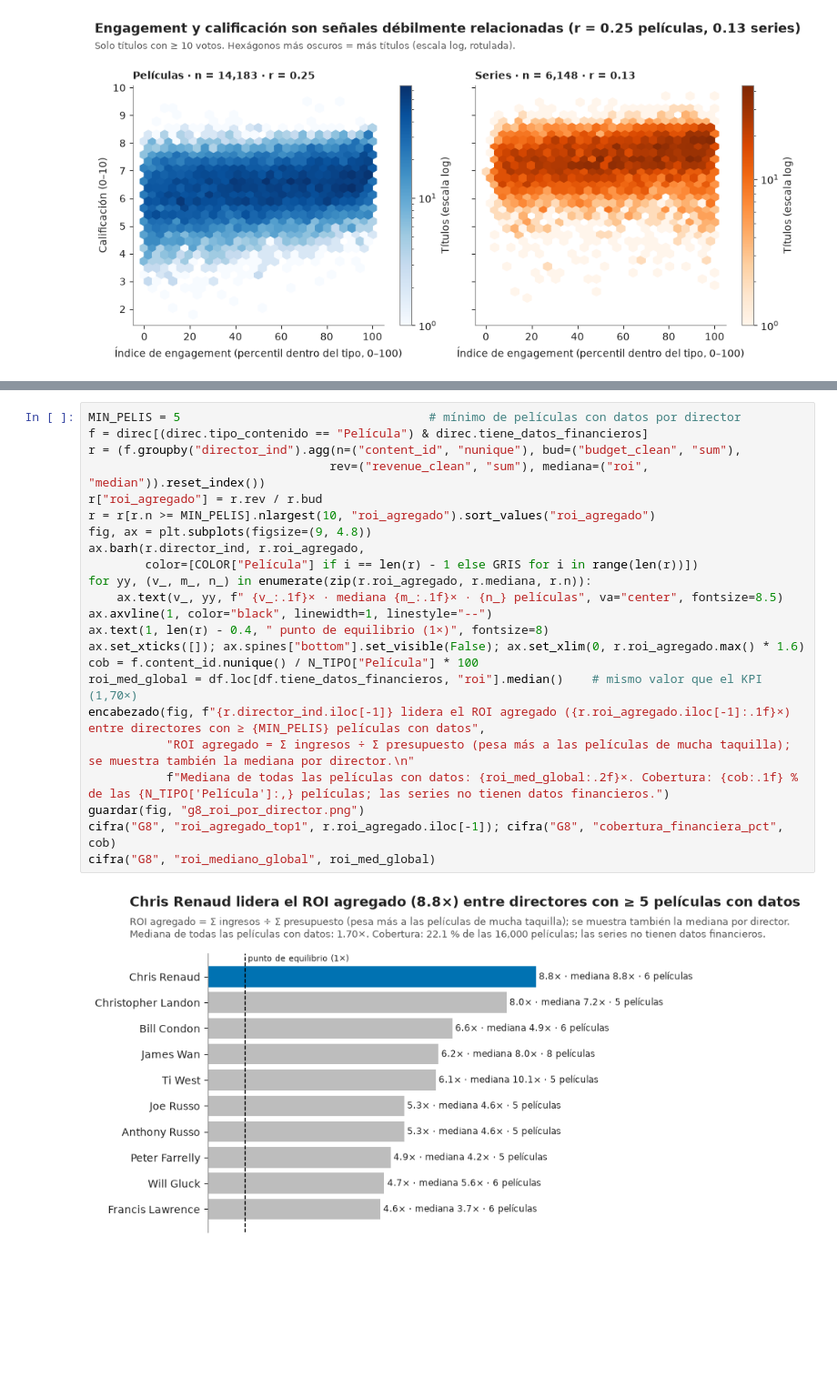
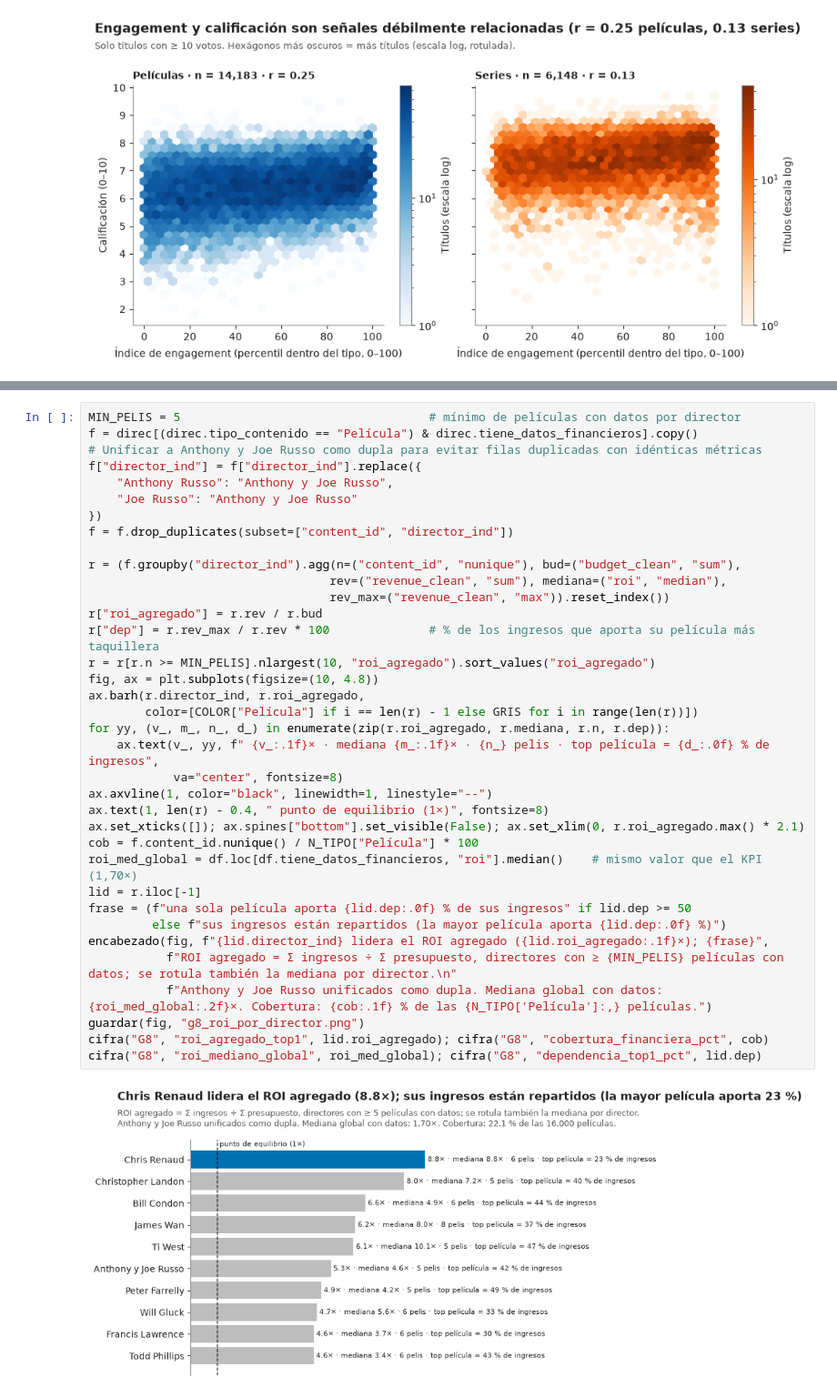
Before and after one commit to carlos31255/EV2_Visualizacion_Datos, a Jupyter notebook: notebooks/02_eda_visualizaciones.ipynb, the cells around one changed output, grey strips where cells are left out. Shown at 91% size. Saved outputs shown, nothing was run; the diff lists cells and outputs as text; blank space fills up the shorter version.

```diff
--- a/notebooks/02_eda_visualizaciones.ipynb
+++ b/notebooks/02_eda_visualizaciones.ipynb
@@ -264,26 +273,39 @@ for t in TIPOS: cifra("G7", f"r_{t}", rs[t])
 - **Por qué barras con línea de 1×:** ranking con referencia de punto de equilibrio. Las series no tienen datos financieros.
 # %%
 MIN_PELIS = 5                                   # mínimo de películas con datos por director
-f = direc[(direc.tipo_contenido == "Película") & direc.tiene_datos_financieros]
+f = direc[(direc.tipo_contenido == "Película") & direc.tiene_datos_financieros].copy()
+# Unificar a Anthony y Joe Russo como dupla para evitar filas duplicadas con idénticas métricas
+f["director_ind"] = f["director_ind"].replace({
+    "Anthony Russo": "Anthony y Joe Russo",
+    "Joe Russo": "Anthony y Joe Russo"
+})
+f = f.drop_duplicates(subset=["content_id", "director_ind"])
+
 r = (f.groupby("director_ind").agg(n=("content_id", "nunique"), bud=("budget_clean", "sum"),
-                                  rev=("revenue_clean", "sum"), mediana=("roi", "median")).reset_index())
+                                  rev=("revenue_clean", "sum"), mediana=("roi", "median"),
+                                  rev_max=("revenue_clean", "max")).reset_index())
 r["roi_agregado"] = r.rev / r.bud
+r["dep"] = r.rev_max / r.rev * 100              # % de los ingresos que aporta su película más taquillera
 r = r[r.n >= MIN_PELIS].nlargest(10, "roi_agregado").sort_values("roi_agregado")
-fig, ax = plt.subplots(figsize=(9, 4.8))
+fig, ax = plt.subplots(figsize=(10, 4.8))
 ax.barh(r.director_ind, r.roi_agregado,
         color=[COLOR["Película"] if i == len(r) - 1 else GRIS for i in range(len(r))])
-for yy, (v_, m_, n_) in enumerate(zip(r.roi_agregado, r.mediana, r.n)):
-    ax.text(v_, yy, f" {v_:.1f}× · mediana {m_:.1f}× · {n_} películas", va="center", fontsize=8.5)
+for yy, (v_, m_, n_, d_) in enumerate(zip(r.roi_agregado, r.mediana, r.n, r.dep)):
+    ax.text(v_, yy, f" {v_:.1f}× · mediana {m_:.1f}× · {n_} pelis · top película = {d_:.0f} % de ingresos",
+            va="center", fontsize=8)
 ax.axvline(1, color="black", linewidth=1, linestyle="--")
 ax.text(1, len(r) - 0.4, " punto de equilibrio (1×)", fontsize=8)
-ax.set_xticks([]); ax.spines["bottom"].set_visible(False); ax.set_xlim(0, r.roi_agregado.max() * 1.6)
+ax.set_xticks([]); ax.spines["bottom"].set_visible(False); ax.set_xlim(0, r.roi_agregado.max() * 2.1)
 cob = f.content_id.nunique() / N_TIPO["Película"] * 100
 roi_med_global = df.loc[df.tiene_datos_financieros, "roi"].median()    # mismo valor que el KPI (1,70×)
-encabezado(fig, f"{r.director_ind.iloc[-1]} lidera el ROI agregado ({r.roi_agregado.iloc[-1]:.1f}×) entre directores con ≥ {MIN_PELIS} películas con datos",
-           "ROI agregado = Σ ingresos ÷ Σ presupuesto (pesa más a las películas de mucha taquilla); se muestra también la mediana por director.\n"
-           f"Mediana de todas las películas con datos: {roi_med_global:.2f}×. Cobertura: {cob:.1f} % de las {N_TIPO['Película']:,} películas; las series no tienen datos financieros.")
+lid = r.iloc[-1]
+frase = (f"una sola película aporta {lid.dep:.0f} % de sus ingresos" if lid.dep >= 50
+         else f"sus ingresos están repartidos (la mayor película aporta {lid.dep:.0f} %)")
+encabezado(fig, f"{lid.director_ind} lidera el ROI agregado ({lid.roi_agregado:.1f}×); {frase}",
+           f"ROI agregado = Σ ingresos ÷ Σ presupuesto, directores con ≥ {MIN_PELIS} películas con datos; se rotula también la mediana por director.\n"
+           f"Anthony y Joe Russo unificados como dupla. Mediana global con datos: {roi_med_global:.2f}×. Cobertura: {cob:.1f} % de las {N_TIPO['Película']:,} películas.")
 guardar(fig, "g8_roi_por_director.png")
-cifra("G8", "roi_agregado_top1", r.roi_agregado.iloc[-1]); cifra("G8", "cobertura_financiera_pct", cob)
-cifra("G8", "roi_mediano_global", roi_med_global)
+cifra("G8", "roi_agregado_top1", lid.roi_agregado); cifra("G8", "cobertura_financiera_pct", cob)
+cifra("G8", "roi_mediano_global", roi_med_global); cifra("G8", "dependencia_top1_pct", lid.dep)
 # %% [output]
-[figure, old version]
+[figure, new version]
```
Also changed, not shown: parts of 8 cells of this notebook, 12 other files.
